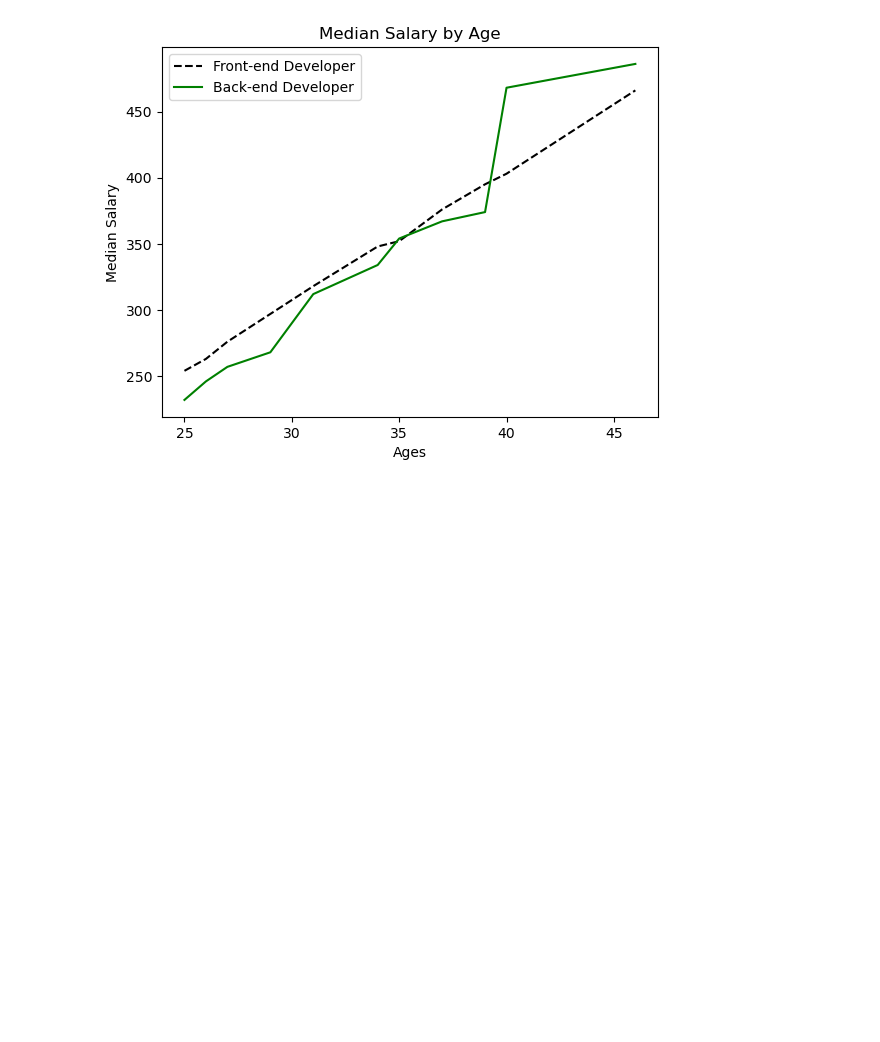
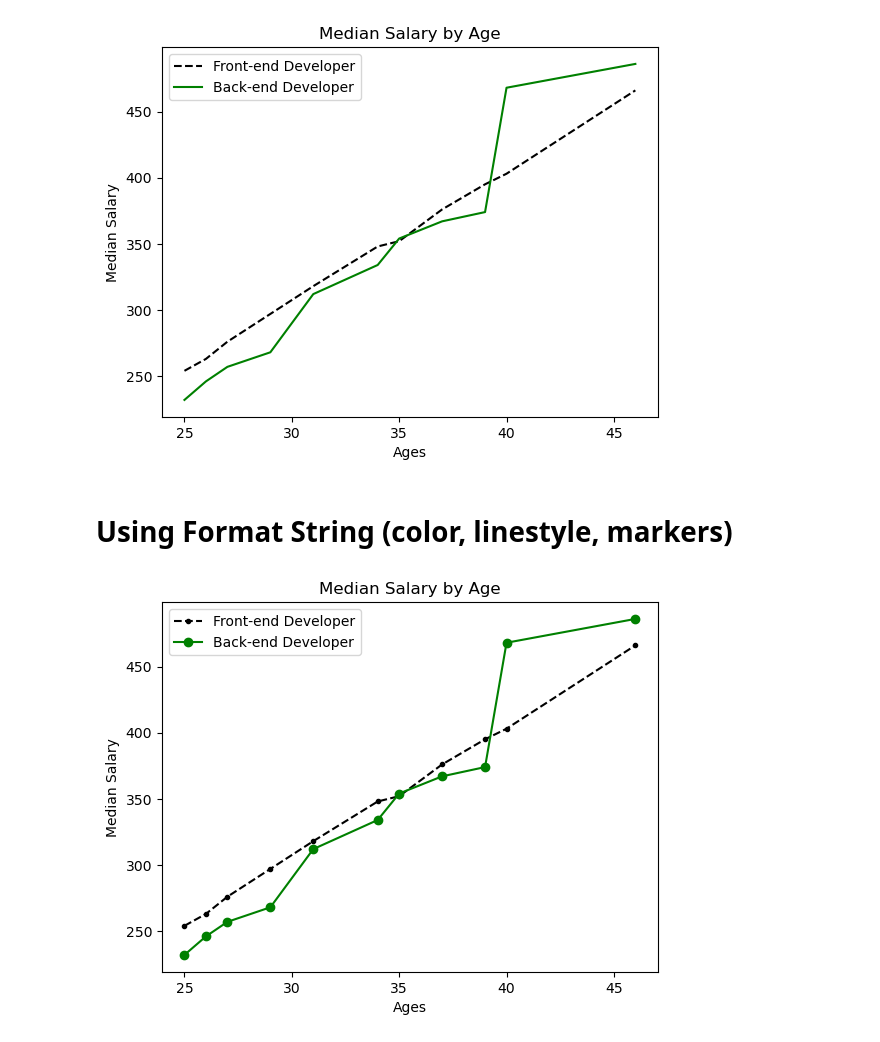
Before and after one commit to nishanlimbuchemjong/Matplotlib-for-ML-DL-AI, a Jupyter notebook: creating and customizing first plot.ipynb, the cells around one changed output. Cells and saved outputs as stored; diff of their text form; code cells hidden in the pictures; blank space fills up the shorter version.

Commit message:
Markers added on plots for more informative

```diff
--- a/creating and customizing first plot.ipynb
+++ b/creating and customizing first plot.ipynb
@@ -36,3 +36,19 @@ plt.legend()
 plt.show()
 # %% [output]
 [figure]
+# %% [markdown]
+# Using Format String (color, linestyle, markers)
+# %%
+# Giving some titiles and labels to make it more informative
+plt.plot(fx, fy, color='k', linestyle='--', marker='.', label='Front-end Developer')
+
+# raw data of backend developer
+by = [232, 246, 257, 268, 312, 334, 354, 367, 374, 468, 486]
+plt.plot(bx, by, color='g', marker='o', label='Back-end Developer')
+plt.title('Median Salary by Age')
+plt.xlabel('Ages')
+plt.ylabel('Median Salary')
+plt.legend()
+plt.show()
+# %% [output]
+[figure, added]
```
Also changed, not shown: parts of 1 cell of this notebook.
